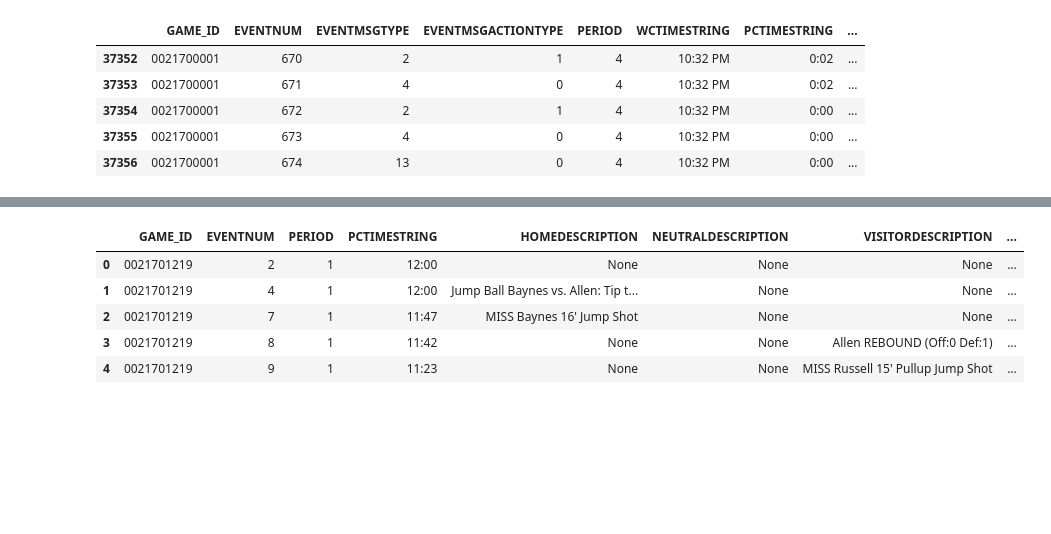
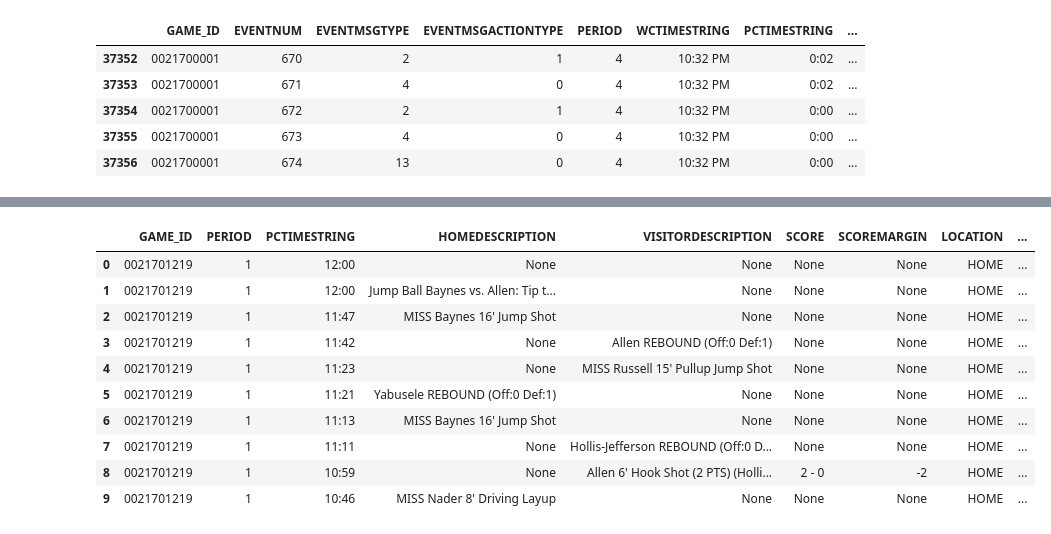
Before and after one commit to scottyla19/nylon, a Jupyter notebook: expected-value/expected-value.ipynb, the cells around one changed output, grey strips where cells are left out. Drawn from its saved outputs; the diff is of its cells as text; code cells hidden in the pictures; blank space fills up the shorter version.

```diff
--- a/expected-value/expected-value.ipynb
+++ b/expected-value/expected-value.ipynb
@@ -125,9 +106,14 @@ df['VISITORMISSRBDTYPE'] =  np.where(df['VISITORMISSSHIFT'].notnull(), # filter
-# %%
-df.head()
-# %% [output]
-|  | GAME_ID | EVENTNUM | PERIOD | PCTIMESTRING | HOMEDESCRIPTION | NEUTRALDESCRIPTION | VISITORDESCRIPTION | ... |
-| 0 | 0021701219 | 2 | 1 | 12:00 | None | None | None | ... |
-| 1 | 0021701219 | 4 | 1 | 12:00 | Jump Ball Baynes vs. Allen: Tip t... | None | None | ... |
-| 2 | 0021701219 | 7 | 1 | 11:47 | MISS Baynes 16' Jump Shot | None | None | ... |
-| 3 | 0021701219 | 8 | 1 | 11:42 | None | None | Allen REBOUND (Off:0 Def:1) | ... |
-| 4 | 0021701219 | 9 | 1 | 11:23 | None | None | MISS Russell 15' Pullup Jump Shot | ... |
+# %%
+rbd = df.drop(['EVENTNUM', 'NEUTRALDESCRIPTION','ISHOMEMISS3PT','HOMEMISS2PTDIST','ISVISITORMISS3PT','VISITORMISS2PTDIST','HOMEMISSALL','VISITORMISSALL'], axis=1)
+# %% [output]
+|  | GAME_ID | PERIOD | PCTIMESTRING | HOMEDESCRIPTION | VISITORDESCRIPTION | SCORE | SCOREMARGIN | LOCATION | ... |
+| 0 | 0021701219 | 1 | 12:00 | None | None | None | None | HOME | ... |
+| 1 | 0021701219 | 1 | 12:00 | Jump Ball Baynes vs. Allen: Tip t... | None | None | None | HOME | ... |
+| 2 | 0021701219 | 1 | 11:47 | MISS Baynes 16' Jump Shot | None | None | None | HOME | ... |
+| 3 | 0021701219 | 1 | 11:42 | None | Allen REBOUND (Off:0 Def:1) | None | None | HOME | ... |
+| 4 | 0021701219 | 1 | 11:23 | None | MISS Russell 15' Pullup Jump Shot | None | None | HOME | ... |
+| 5 | 0021701219 | 1 | 11:21 | Yabusele REBOUND (Off:0 Def:1) | None | None | None | HOME | ... |
+| 6 | 0021701219 | 1 | 11:13 | MISS Baynes 16' Jump Shot | None | None | None | HOME | ... |
+| 7 | 0021701219 | 1 | 11:11 | None | Hollis-Jefferson REBOUND (Off:0 D... | None | None | HOME | ... |
+| 8 | 0021701219 | 1 | 10:59 | None | Allen 6' Hook Shot (2 PTS) (Holli... | 2 - 0 | -2 | HOME | ... |
+| 9 | 0021701219 | 1 | 10:46 | MISS Nader 8' Driving Layup | None | None | None | HOME | ... |
```
Also changed, not shown: parts of 6 cells of this notebook.
